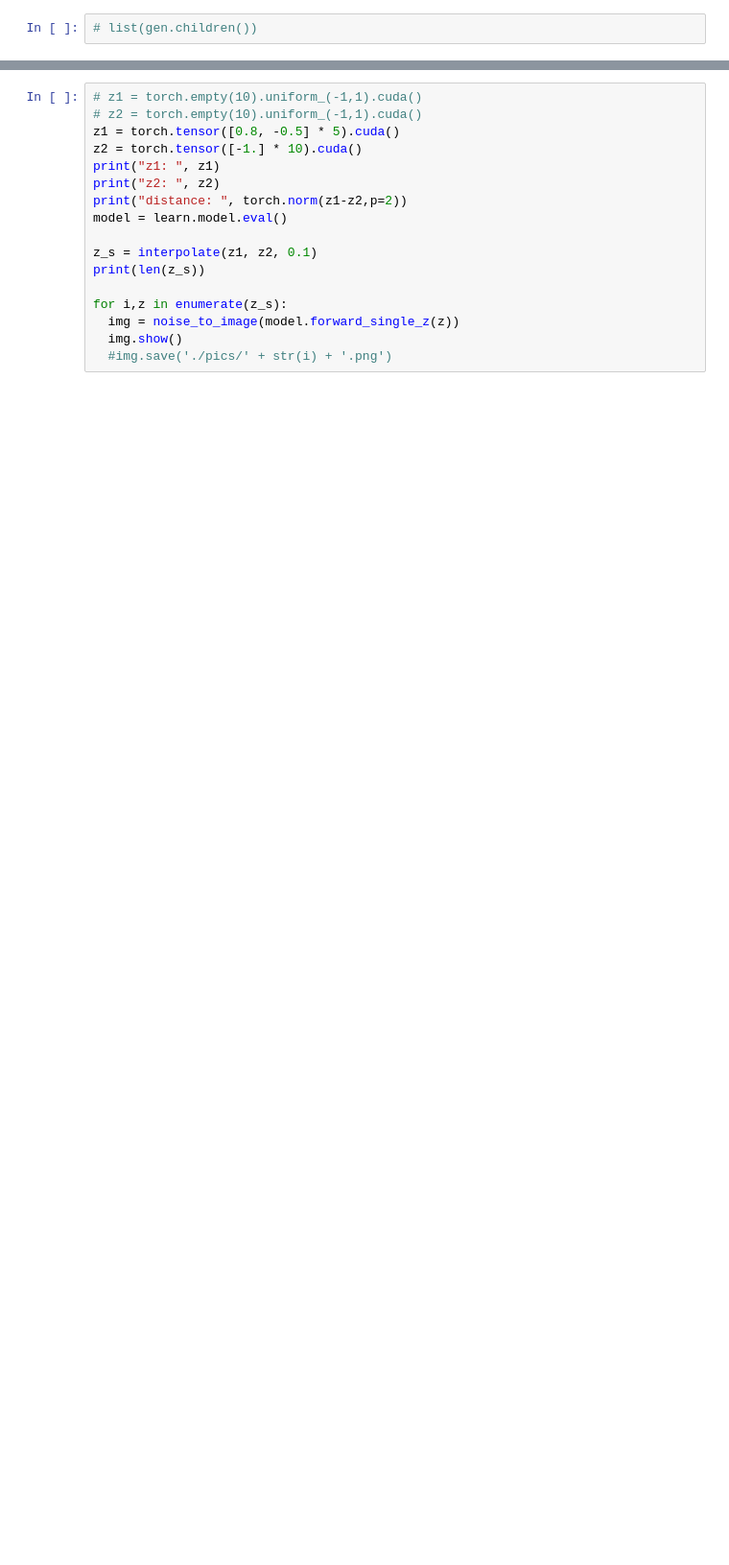
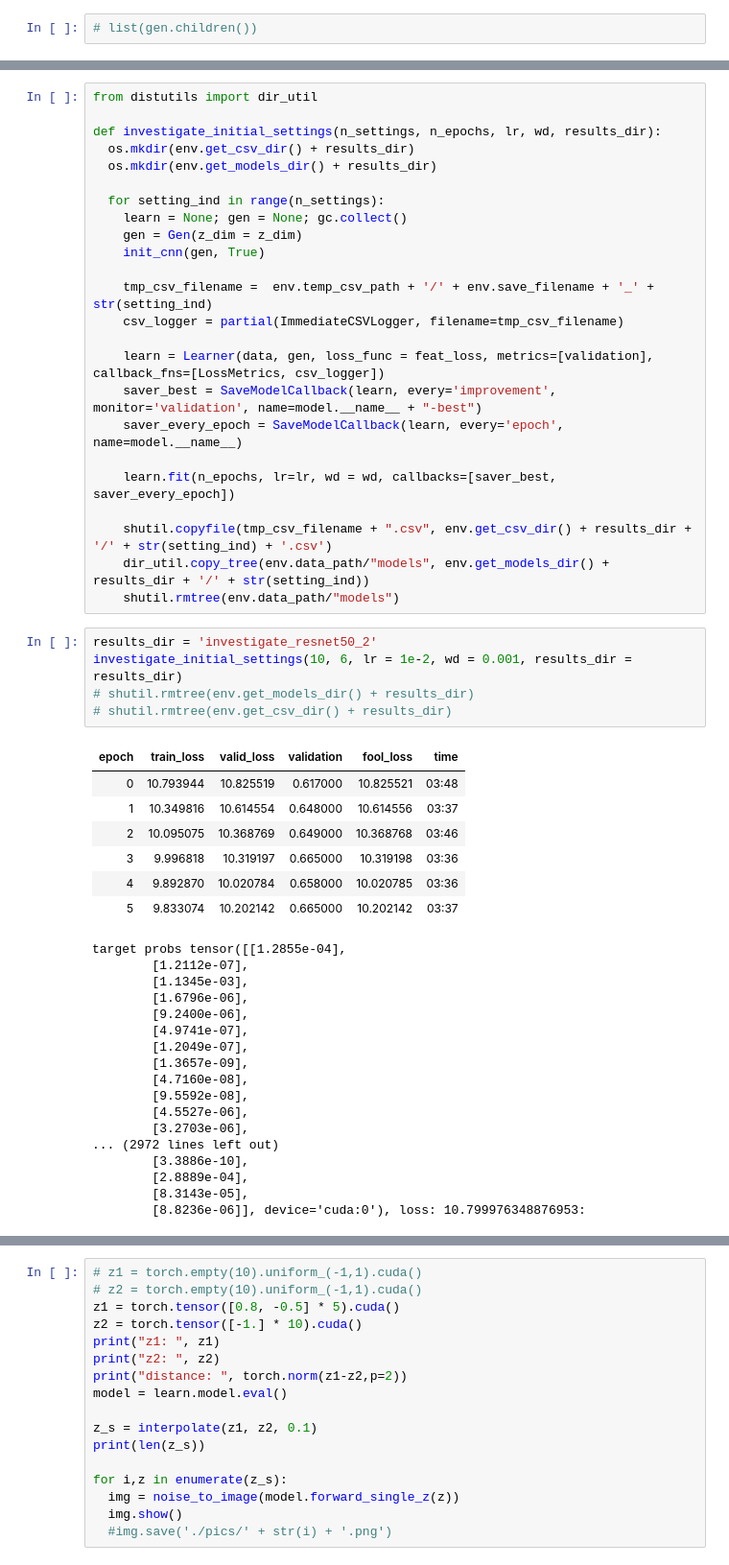
Before and after one commit to ahmad-PH/nag-notebooks, a Jupyter notebook: NAG_generalRelu.ipynb, the cells around one changed output, grey strips where cells are left out. Shown at 96% size. Saved outputs shown, nothing was run; the diff lists cells and outputs as text; blank space fills up the shorter version.

```diff
--- a/NAG_generalRelu.ipynb
+++ b/NAG_generalRelu.ipynb
@@ -861,0 +939,54 @@ please MAKE SURE that the config is correct.
+# %%
+from distutils import dir_util
+
+def investigate_initial_settings(n_settings, n_epochs, lr, wd, results_dir):
+  os.mkdir(env.get_csv_dir() + results_dir)
+  os.mkdir(env.get_models_dir() + results_dir)
+
+  for setting_ind in range(n_settings):
+    learn = None; gen = None; gc.collect()
+    gen = Gen(z_dim = z_dim)
+    init_cnn(gen, True)
+
+    tmp_csv_filename =  env.temp_csv_path + '/' + env.save_filename + '_' + str(setting_ind)
+    csv_logger = partial(ImmediateCSVLogger, filename=tmp_csv_filename)
+
+    learn = Learner(data, gen, loss_func = feat_loss, metrics=[validation], callback_fns=[LossMetrics, csv_logger])
+    saver_best = SaveModelCallback(learn, every='improvement', monitor='validation', name=model.__name__ + "-best")
+    saver_every_epoch = SaveModelCallback(learn, every='epoch', name=model.__name__)
+
+    learn.fit(n_epochs, lr=lr, wd = wd, callbacks=[saver_best, saver_every_epoch])
+
+    shutil.copyfile(tmp_csv_filename + ".csv", env.get_csv_dir() + results_dir + '/' + str(setting_ind) + '.csv')
+    dir_util.copy_tree(env.data_path/"models", env.get_models_dir() + results_dir + '/' + str(setting_ind))
+    shutil.rmtree(env.data_path/"models")
+# %%
+results_dir = 'investigate_resnet50_2'
+investigate_initial_settings(10, 6, lr = 1e-2, wd = 0.001, results_dir = results_dir)
+# shutil.rmtree(env.get_models_dir() + results_dir)
+# shutil.rmtree(env.get_csv_dir() + results_dir)
+# %% [output]
+| epoch | train_loss | valid_loss | validation | fool_loss | time |
+| 0 | 10.793944 | 10.825519 | 0.617000 | 10.825521 | 03:48 |
+| 1 | 10.349816 | 10.614554 | 0.648000 | 10.614556 | 03:37 |
+| 2 | 10.095075 | 10.368769 | 0.649000 | 10.368768 | 03:46 |
+| 3 | 9.996818 | 10.319197 | 0.665000 | 10.319198 | 03:36 |
+| 4 | 9.892870 | 10.020784 | 0.658000 | 10.020785 | 03:36 |
+| 5 | 9.833074 | 10.202142 | 0.665000 | 10.202142 | 03:37 |
+target probs tensor([[1.2855e-04],
+        [1.2112e-07],
+        [1.1345e-03],
+        [1.6796e-06],
+        [9.2400e-06],
+        [4.9741e-07],
+        [1.2049e-07],
+        [1.3657e-09],
+        [4.7160e-08],
+        [9.5592e-08],
+        [4.5527e-06],
+        [3.2703e-06],
+... (2972 lines left out)
+        [3.3886e-10],
+        [2.8889e-04],
+        [8.3143e-05],
+        [8.8236e-06]], device='cuda:0'), loss: 10.799976348876953:
```
Also changed, not shown: parts of 27 cells of this notebook.
